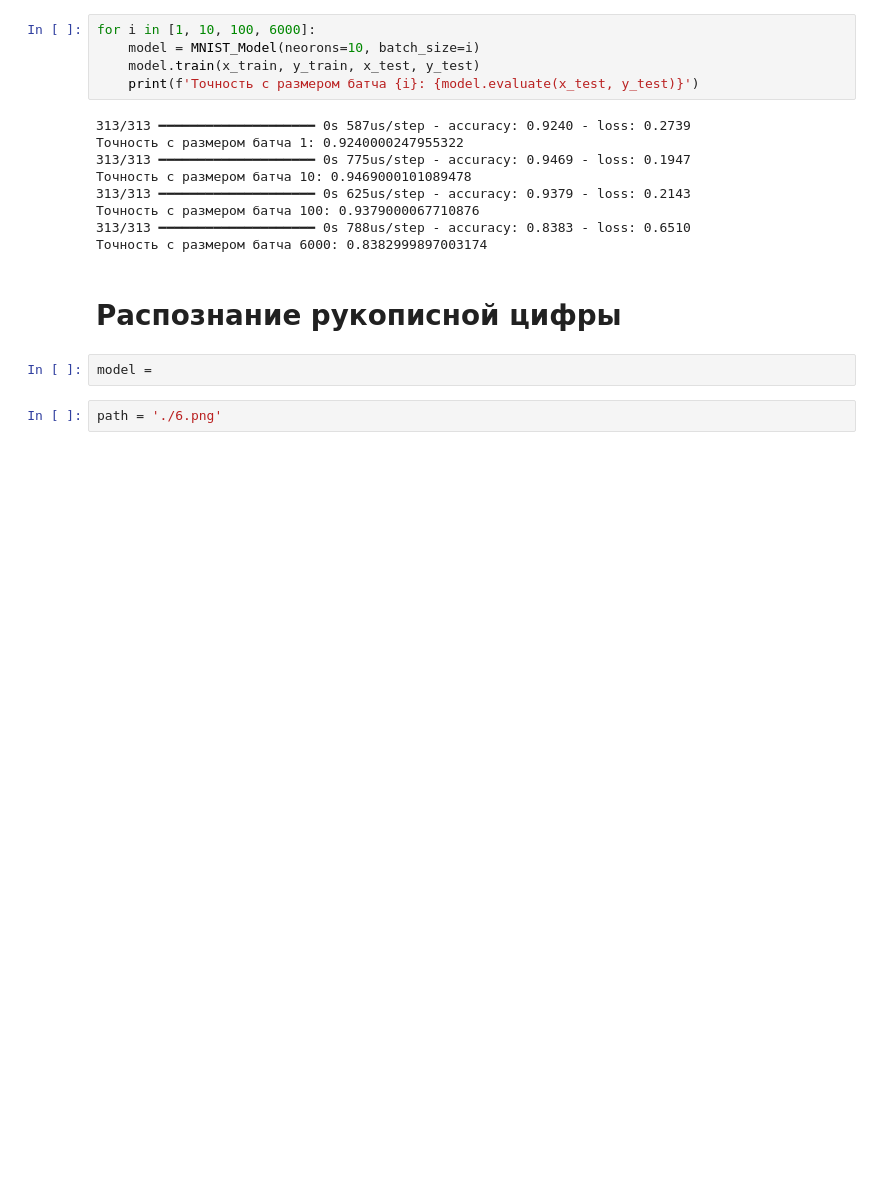
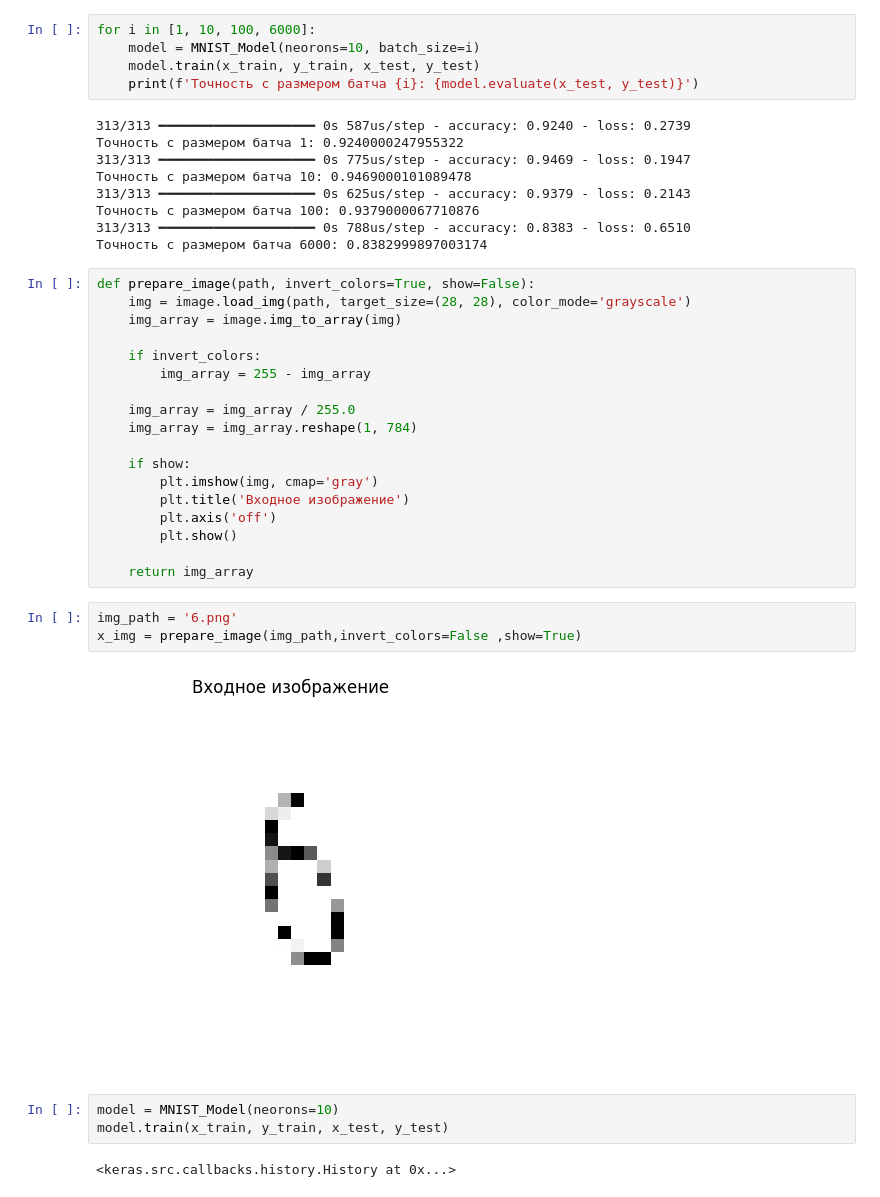
Before and after one commit to GubkinKirill/MNIST_solution, a Jupyter notebook: MNIST_hyperparameter_tests.ipynb, the cells around one changed output. Drawn from its saved outputs; the diff is of its cells as text; blank space fills up the shorter version.

```diff
--- a/MNIST_hyperparameter_tests.ipynb
+++ b/MNIST_hyperparameter_tests.ipynb
@@ -103,9 +112,31 @@ for i in [1, 10, 100, 6000]:
 Точность с размером батча 100: 0.9379000067710876
 313/313 ━━━━━━━━━━━━━━━━━━━━ 0s 788us/step - accuracy: 0.8383 - loss: 0.6510
 Точность с размером батча 6000: 0.8382999897003174
-# %% [markdown]
-# Распознание рукописной цифры
-# %%
-model =
-# %%
-path = './6.png'
+# %%
+def prepare_image(path, invert_colors=True, show=False):
+    img = image.load_img(path, target_size=(28, 28), color_mode='grayscale')
+    img_array = image.img_to_array(img)
+
+    if invert_colors:
+        img_array = 255 - img_array
+
+    img_array = img_array / 255.0
+    img_array = img_array.reshape(1, 784)
+
+    if show:
+        plt.imshow(img, cmap='gray')
+        plt.title('Входное изображение')
+        plt.axis('off')
+        plt.show()
+
+    return img_array
+# %%
+img_path = '6.png'
+x_img = prepare_image(img_path,invert_colors=False ,show=True)
+# %% [output]
+[figure, added]
+# %%
+model = MNIST_Model(neorons=10)
+model.train(x_train, y_train, x_test, y_test)
+# %% [output]
+<keras.src.callbacks.history.History at 0x...>
```
Also changed, not shown: parts of 8 cells of this notebook, 2 other files.
